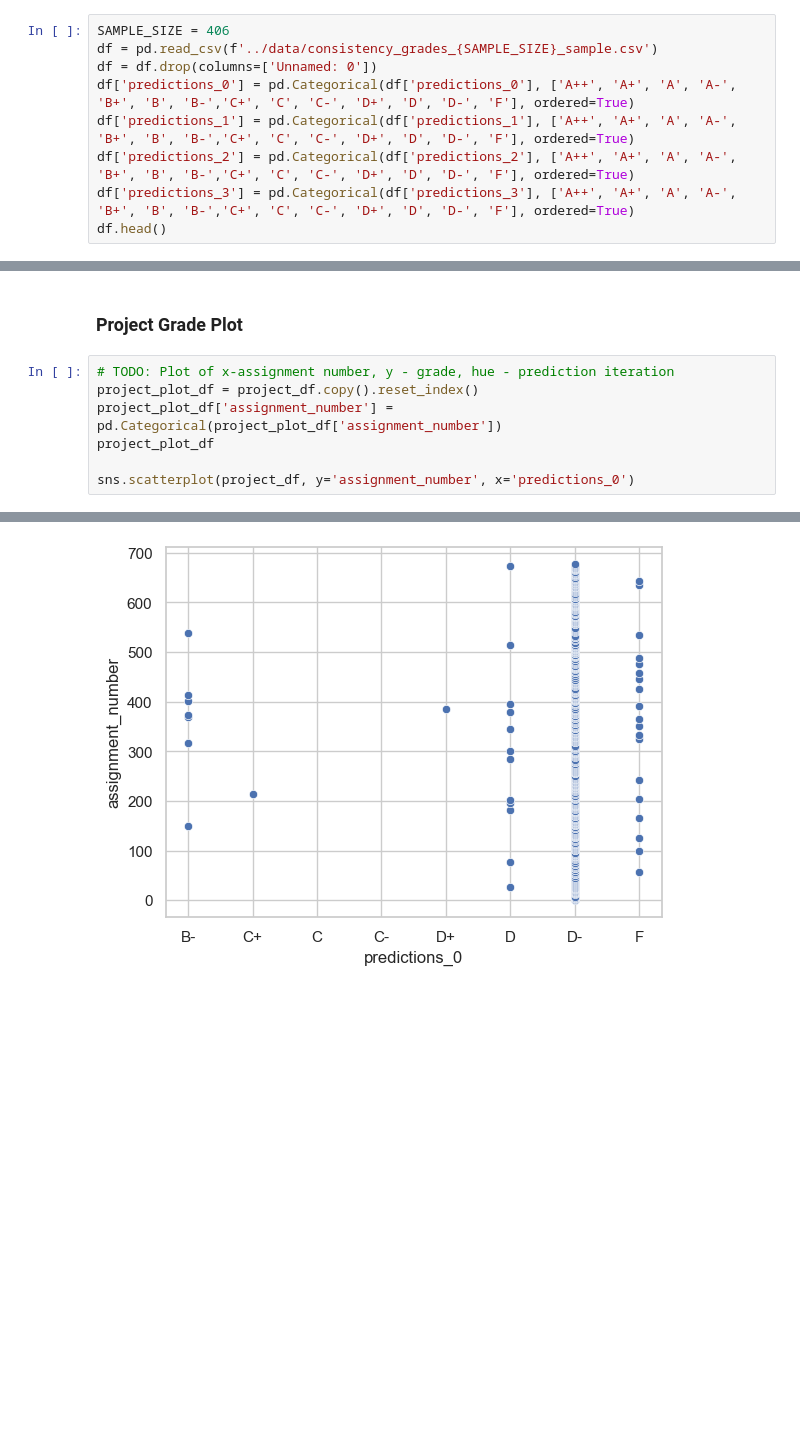
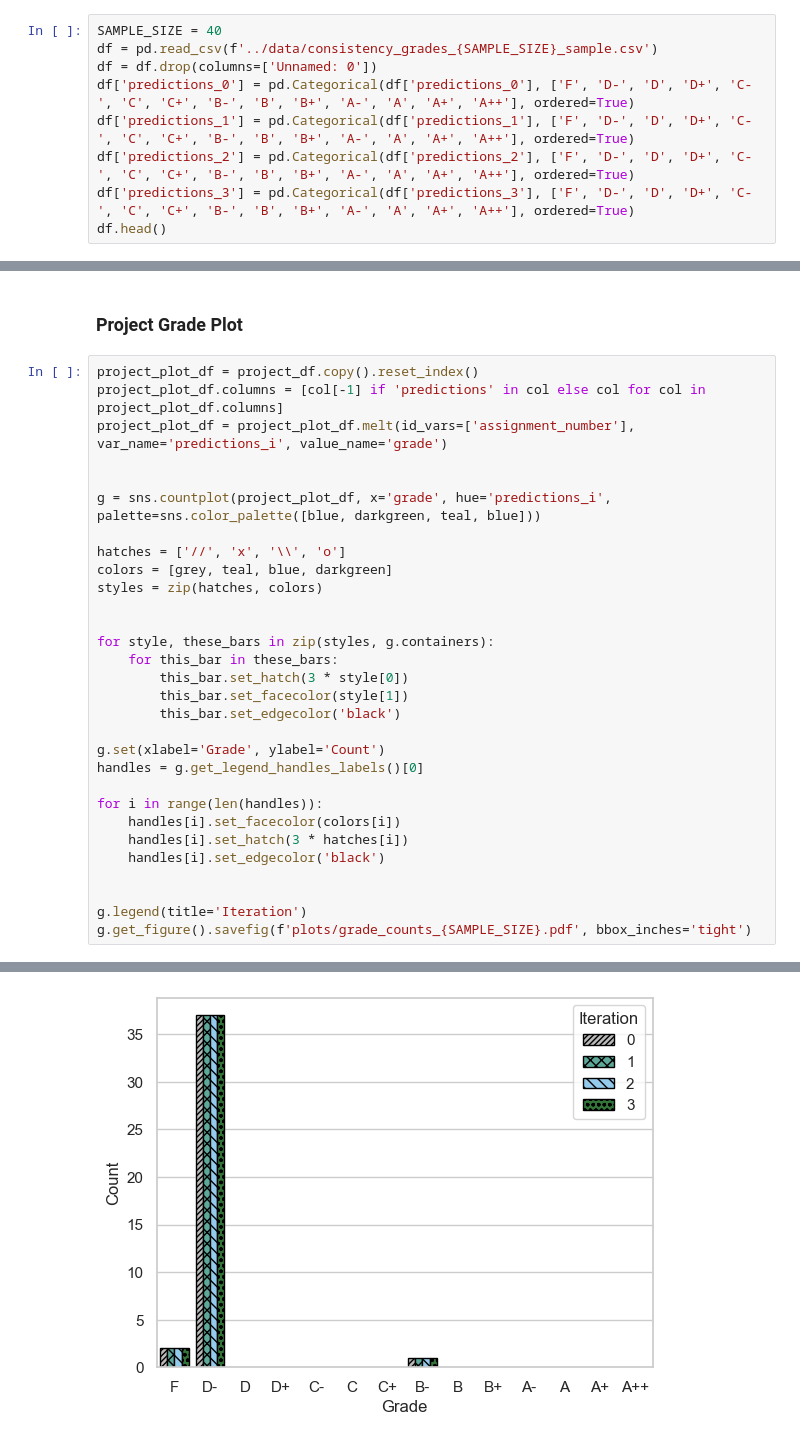
Before and after one commit to m-messer/Grading-Documentation-with-Machine-Learning, a Jupyter notebook: consistency/results.ipynb, the cells around one changed output, grey strips where cells are left out. Saved outputs shown, nothing was run; the diff lists cells and outputs as text; blank space fills up the shorter version.

Commit message:
Finished plots for consistency

```diff
--- a/consistency/results.ipynb
+++ b/consistency/results.ipynb
@@ -6,13 +6,13 @@ import seaborn as sns
 # %% [markdown]
 ### Consistency Post Processing
 # %%
-SAMPLE_SIZE = 406
+SAMPLE_SIZE = 40
 df = pd.read_csv(f'../data/consistency_grades_{SAMPLE_SIZE}_sample.csv')
 df = df.drop(columns=['Unnamed: 0'])
-df['predictions_0'] = pd.Categorical(df['predictions_0'], ['A++', 'A+', 'A', 'A-', 'B+', 'B', 'B-','C+', 'C', 'C-', 'D+', 'D', 'D-', 'F'], ordered=True)
-df['predictions_1'] = pd.Categorical(df['predictions_1'], ['A++', 'A+', 'A', 'A-', 'B+', 'B', 'B-','C+', 'C', 'C-', 'D+', 'D', 'D-', 'F'], ordered=True)
-df['predictions_2'] = pd.Categorical(df['predictions_2'], ['A++', 'A+', 'A', 'A-', 'B+', 'B', 'B-','C+', 'C', 'C-', 'D+', 'D', 'D-', 'F'], ordered=True)
-df['predictions_3'] = pd.Categorical(df['predictions_3'], ['A++', 'A+', 'A', 'A-', 'B+', 'B', 'B-','C+', 'C', 'C-', 'D+', 'D', 'D-', 'F'], ordered=True)
+df['predictions_0'] = pd.Categorical(df['predictions_0'], ['F', 'D-', 'D', 'D+', 'C-', 'C', 'C+', 'B-', 'B', 'B+', 'A-', 'A', 'A+', 'A++'], ordered=True)
+df['predictions_1'] = pd.Categorical(df['predictions_1'], ['F', 'D-', 'D', 'D+', 'C-', 'C', 'C+', 'B-', 'B', 'B+', 'A-', 'A', 'A+', 'A++'], ordered=True)
+df['predictions_2'] = pd.Categorical(df['predictions_2'], ['F', 'D-', 'D', 'D+', 'C-', 'C', 'C+', 'B-', 'B', 'B+', 'A-', 'A', 'A+', 'A++'], ordered=True)
+df['predictions_3'] = pd.Categorical(df['predictions_3'], ['F', 'D-', 'D', 'D+', 'C-', 'C', 'C+', 'B-', 'B', 'B+', 'A-', 'A', 'A+', 'A++'], ordered=True)
 df.head()
 # %% [output]
 |  | assignment_number | query | func_code_string | text | predictions_0 | predictions_1 | predictions_2 | ... |
@@ -129,10 +129,33 @@ ungraded_df[ungraded_df['Graded'] == 'Ungraded']['text'].apply(lambda x: len(x))
 # %% [markdown]
 ### Project Grade Plot
 # %%
-# TODO: Plot of x-assignment number, y - grade, hue - prediction iteration
 project_plot_df = project_df.copy().reset_index()
-project_plot_df['assignment_number'] = pd.Categorical(project_plot_df['assignment_number'])
-project_plot_df
+project_plot_df.columns = [col[-1] if 'predictions' in col else col for col in project_plot_df.columns]
+project_plot_df = project_plot_df.melt(id_vars=['assignment_number'], var_name='predictions_i', value_name='grade')
 
-sns.scatterplot(project_df, y='assignment_number', x='predictions_0')
+
+g = sns.countplot(project_plot_df, x='grade', hue='predictions_i', palette=sns.color_palette([blue, darkgreen, teal, blue]))
+
+hatches = ['//', 'x', '\\', 'o']
+colors = [grey, teal, blue, darkgreen]
+styles = zip(hatches, colors)
+
+
+for style, these_bars in zip(styles, g.containers):
+    for this_bar in these_bars:
+        this_bar.set_hatch(3 * style[0])
+        this_bar.set_facecolor(style[1])
+        this_bar.set_edgecolor('black')
+
+g.set(xlabel='Grade', ylabel='Count')
+handles = g.get_legend_handles_labels()[0]
+
+for i in range(len(handles)):
+    handles[i].set_facecolor(colors[i])
+    handles[i].set_hatch(3 * hatches[i])
+    handles[i].set_edgecolor('black')
+
+
+g.legend(title='Iteration')
+g.get_figure().savefig(f'plots/grade_counts_{SAMPLE_SIZE}.pdf', bbox_inches='tight')
 # %% [output]
@@ -140 +162 @@ sns.scatterplot(project_df, y='assignment_number', x='predictions_0')
-[figure, old version]
+[figure, new version]
```
Also changed, not shown: parts of 7 cells of this notebook, 1 other file.
